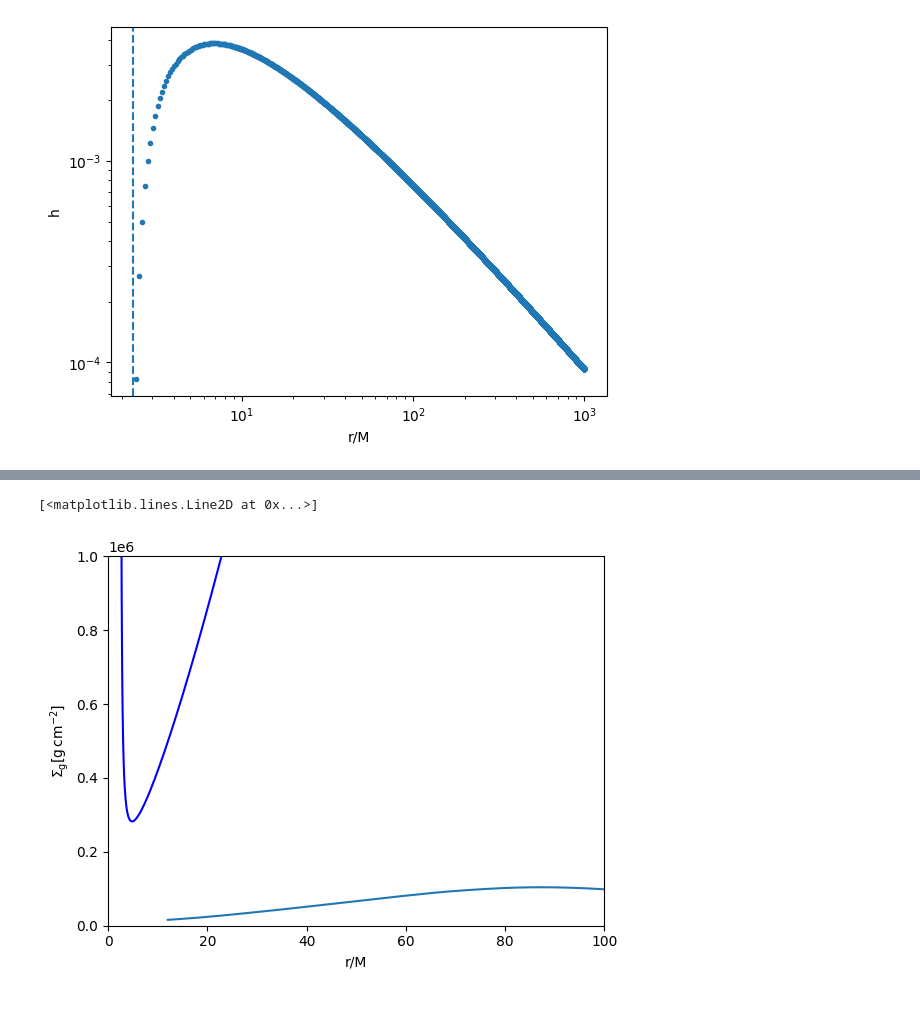
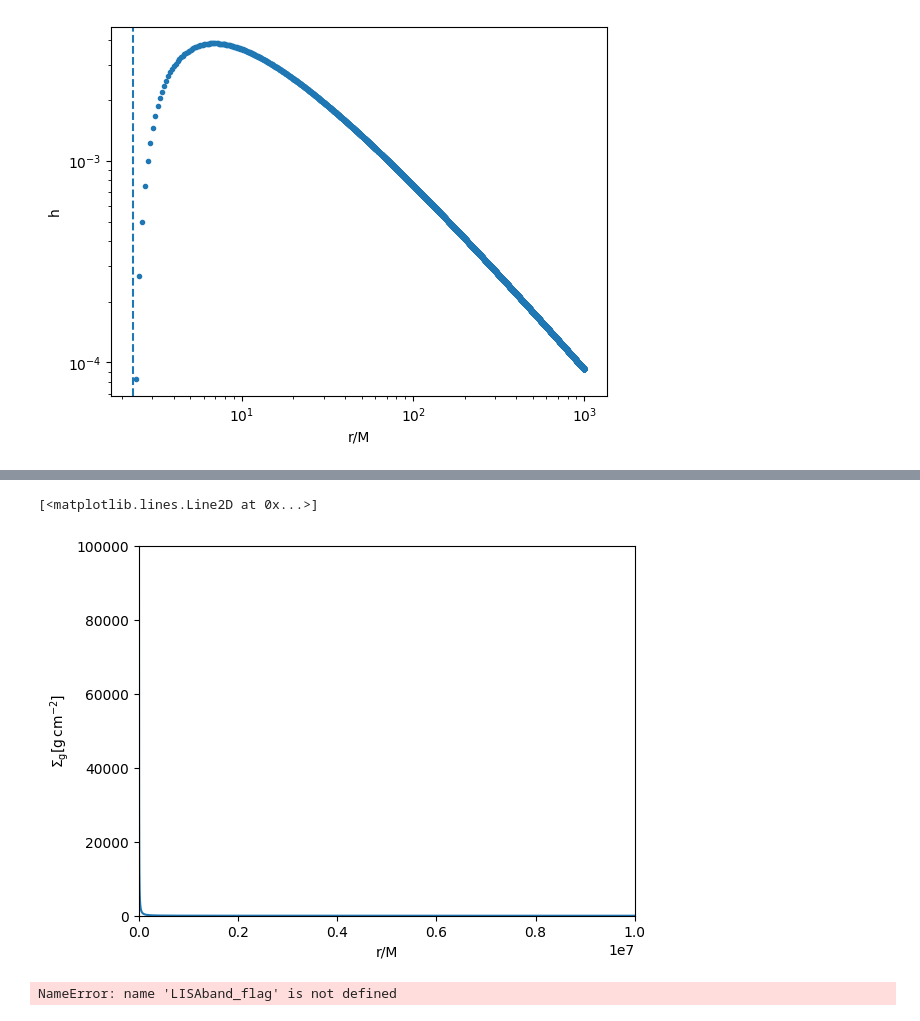
Before and after one commit to jt-stevenson/EMRIs_test, a Jupyter notebook: Test_zone.ipynb, the cells around one changed output, grey strips where cells are left out. Saved outputs shown, nothing was run; the diff lists cells and outputs as text; code cells hidden in the pictures.

```diff
--- a/Test_zone.ipynb
+++ b/Test_zone.ipynb
@@ -281,6 +185,18 @@ plt.yscale('log')
 # %% [output]
 [figure]
 # %%
+# Conversion of previous code to callable functions - these can all be found in NT_disk_Eqns_V1.py
+# can be imported into any code to call :)
+
+def R_isco_function(MBH, spin):
+    #function to calculate innermost stable circular orbit for a BH of given mass and spin
+    R_G=ct.G*MBH*(1/(ct.c*ct.c))
+    Z_1= 1 + ((1-(spin*spin))**(1/3)) * ((1+spin)**(1/3) + (1-spin)**(1/3))
+    Z_2=(3*spin*spin + Z_1*Z_1)**(1/2)
+    R_isco=R_G*(3+Z_2 - ((3-Z_1)*(3+Z_1+2*Z_2))**(1/2))
+    # print(f'R_isco={R_isco}')
+    return R_isco
+
 def y_fns(MBH, spin):
     r_isco=R_isco_function(MBH, spin)
 
@@ -535,0 +570,27 @@ Mdisk/Mbh = 3.354595374383986
+# %%
+le=0.01
+alpha=0.01
+eps = 0.1
+MBH=1e8*ct.MSun
+Rsch= 2*ct.G*MBH/ct.c**2
+R_G=ct.G*MBH*(1/(ct.c*ct.c))
+
+disk = pagn.SirkoAGN(Mbh=MBH, alpha=alpha, le= le, eps=eps)
+Rmin = disk.Rmin
+Rmax = disk.Rmax
+disk.solve_disk()
+
+Sigma = 2*disk.rho*disk.h
+
+plt.plot(disk.R/R_G, 2*disk.h*disk.rho*ct.SI_to_gcm2, label = r"$\Sigma_{\rm g} [{\rm g cm}^{-2}]$")
+plt.ylabel(r'$\Sigma_{\rm g} [{\rm g \, cm}^{-2}]$')
+plt.xlabel("r/Rg")
+
+plt.xlim(1, 1e6)
+plt.ylim(1, 1e7)
+plt.xscale('log')
+plt.yscale('log')
+
+plt.plot(Rs, sigmas, '-', color='b')
+
+plt.axvline(x=r_rel/R_G, linestyle='--', color='b')
@@ -536,15 +620,15 @@ Mdisk/Mbh = 3.354595374383986
 # %%
 plt.plot(disk.R/M, 2*disk.h*disk.rho*ct.SI_to_gcm2, label = r"$\Sigma_{\rm g} [{\rm g cm}^{-2}]$")
 plt.ylabel(r'$\Sigma_{\rm g} [{\rm g \, cm}^{-2}]$')
 plt.xlabel("r/M")
-plt.xlim(0, 1e2)
-plt.ylim(0, 1e6)
+plt.xlim(0, 1e7)
+plt.ylim(0, 1e5)
 
 plt.plot(Rs, sigmas, '-', color='b')
 # plt.axvline(x=r_isco/M, linestyle='--', color='b')
 
 # plt.plot(Rs_nospin, sigmas_nospin, '-', color='r')
 # plt.axvline(x=Rmin_nospin/M, linestyle='--', color='r')
 # %% [output]
 [<matplotlib.lines.Line2D at 0x...>]
-[figure, old version]
+[figure, new version]
@@ -550,0 +658,17 @@ plt.plot(Rs, sigmas, '-', color='b')
+# %%
+MBH=1.995e7 * ct.MSun #in kgs
+m= 1.030e1 * ct.MSun
+
+spin=0.99
+
+R_G=ct.G*MBH*(1/(ct.c*ct.c))
+# print(f'R_G = {R_G} m')
+
+Rmin= R_isco_function(MBH, spin) #uses relativistic eqn for ISCO to set inner edge of disc
+Rmax=1e4*R_G #for the sake of this quick maths it doesn't really matter what this is as long as its large
+
+r_isco=R_isco_function(MBH, spin)
+
+LISAband_flag(Rmax, r_isco, MBH, m)
+# %% [output]
+NameError: name 'LISAband_flag' is not defined
```
Also changed, not shown: parts of 10 cells of this notebook, 15 other files.
